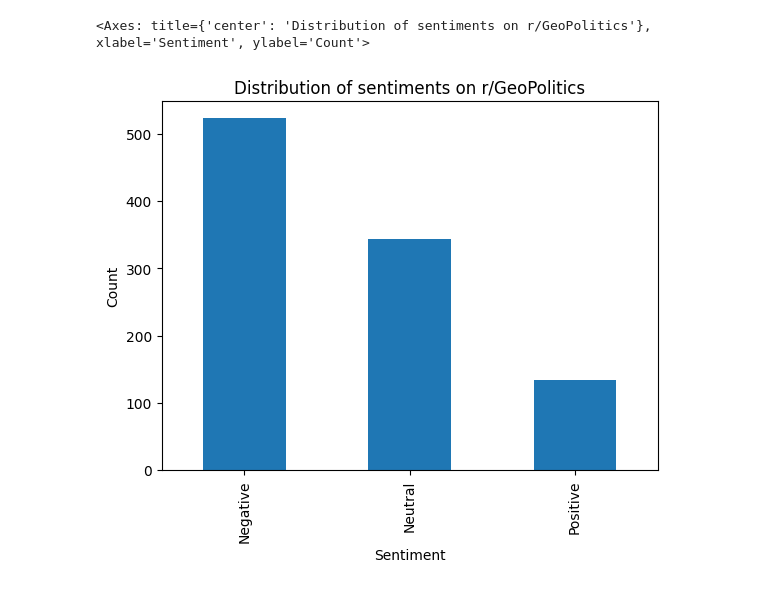
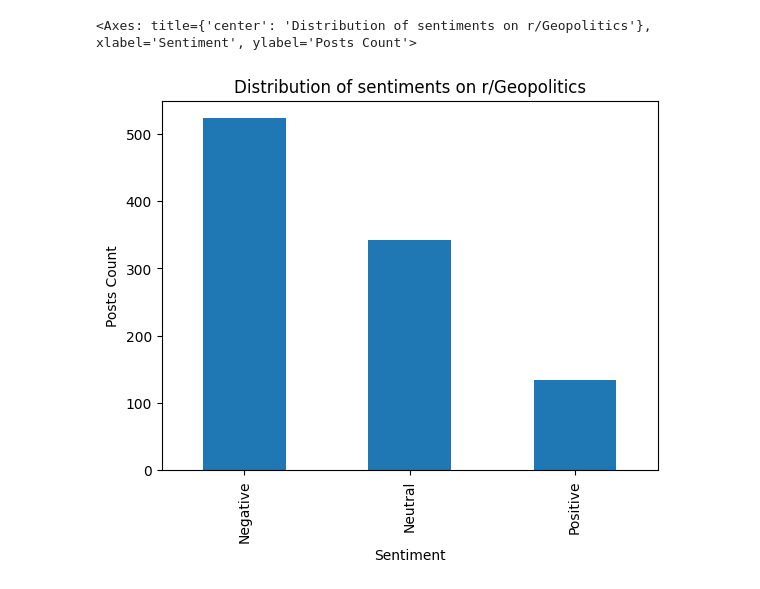
Before and after one commit to Devansh3712/subreddit-analysis, a Jupyter notebook: main.ipynb, the cells around one changed output. Saved outputs shown, nothing was run; the diff lists cells and outputs as text; code cells hidden in the pictures.

```diff
--- a/main.ipynb
+++ b/main.ipynb
@@ -37,7 +44,7 @@ for post in subreddit.top(time_filter="month", limit=None):
     submissions.append([
         post.title,
         post.num_comments,
-        datetime.utcfromtimestamp(post.created_utc),
+        datetime.utcfromtimestamp(post.created_utc).strftime("%Y-%m-%d"),
         post.author,
         post.score,
         post.upvote_ratio,
@@ -89,7 +96,7 @@ emotion_count.plot.bar(xlabel="Emotion", ylabel="Count", title="Distribution of
 # %%
 sentiment_count = df.sentiment.value_counts()
 sentiment_count.index = ["Negative", "Neutral", "Positive"]
-sentiment_count.plot.bar(xlabel="Sentiment", ylabel="Count", title="Distribution of sentiments on r/GeoPolitics")
+sentiment_count.plot.bar(xlabel="Sentiment", ylabel="Posts Count", title="Distribution of sentiments on r/Geopolitics")
 # %% [output]
-<Axes: title={'center': 'Distribution of sentiments on r/GeoPolitics'}, xlabel='Sentiment', ylabel='Count'>
+<Axes: title={'center': 'Distribution of sentiments on r/Geopolitics'}, xlabel='Sentiment', ylabel='Posts Count'>
-[figure, old version]
+[figure, new version]
```
Also changed, not shown: parts of 4 cells of this notebook.
